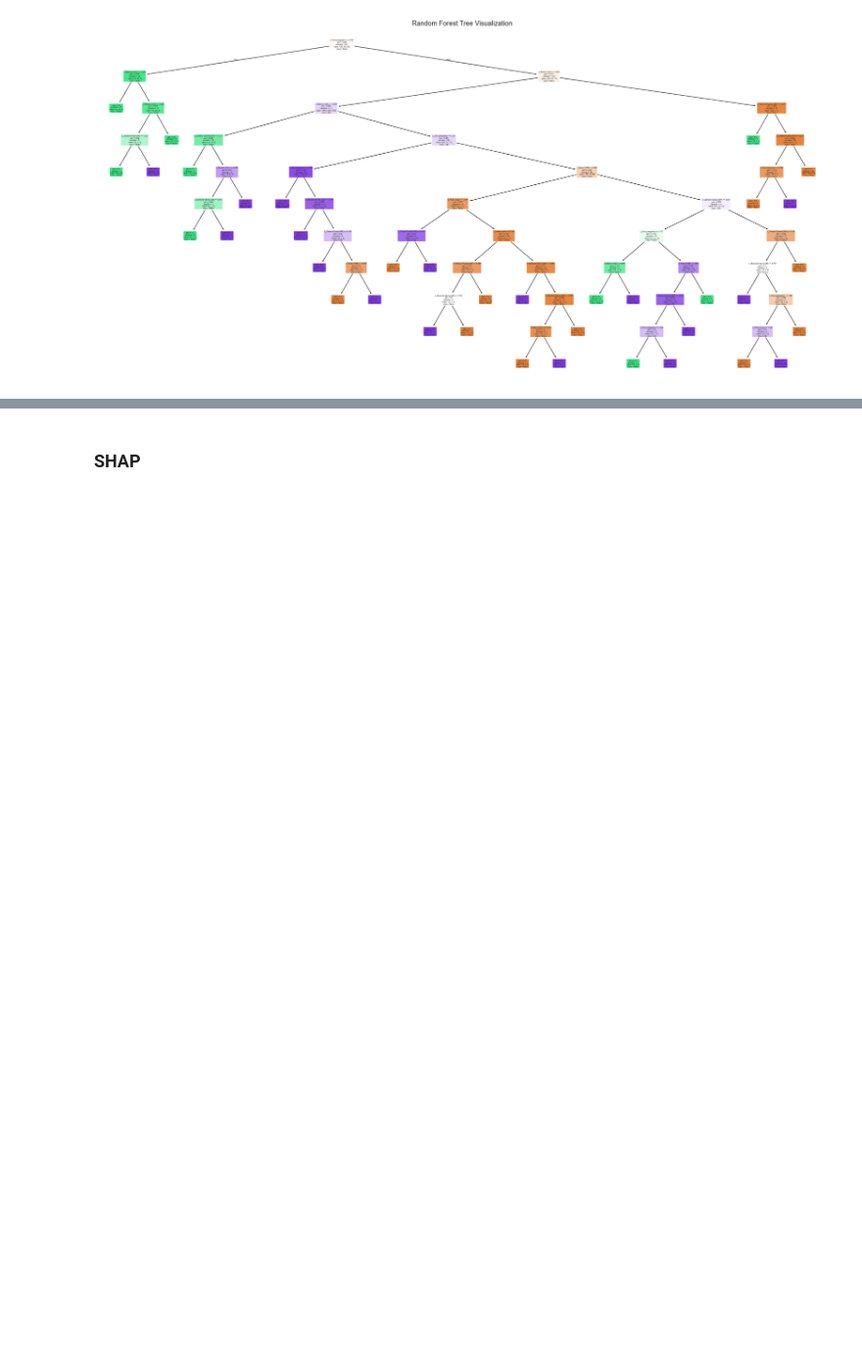
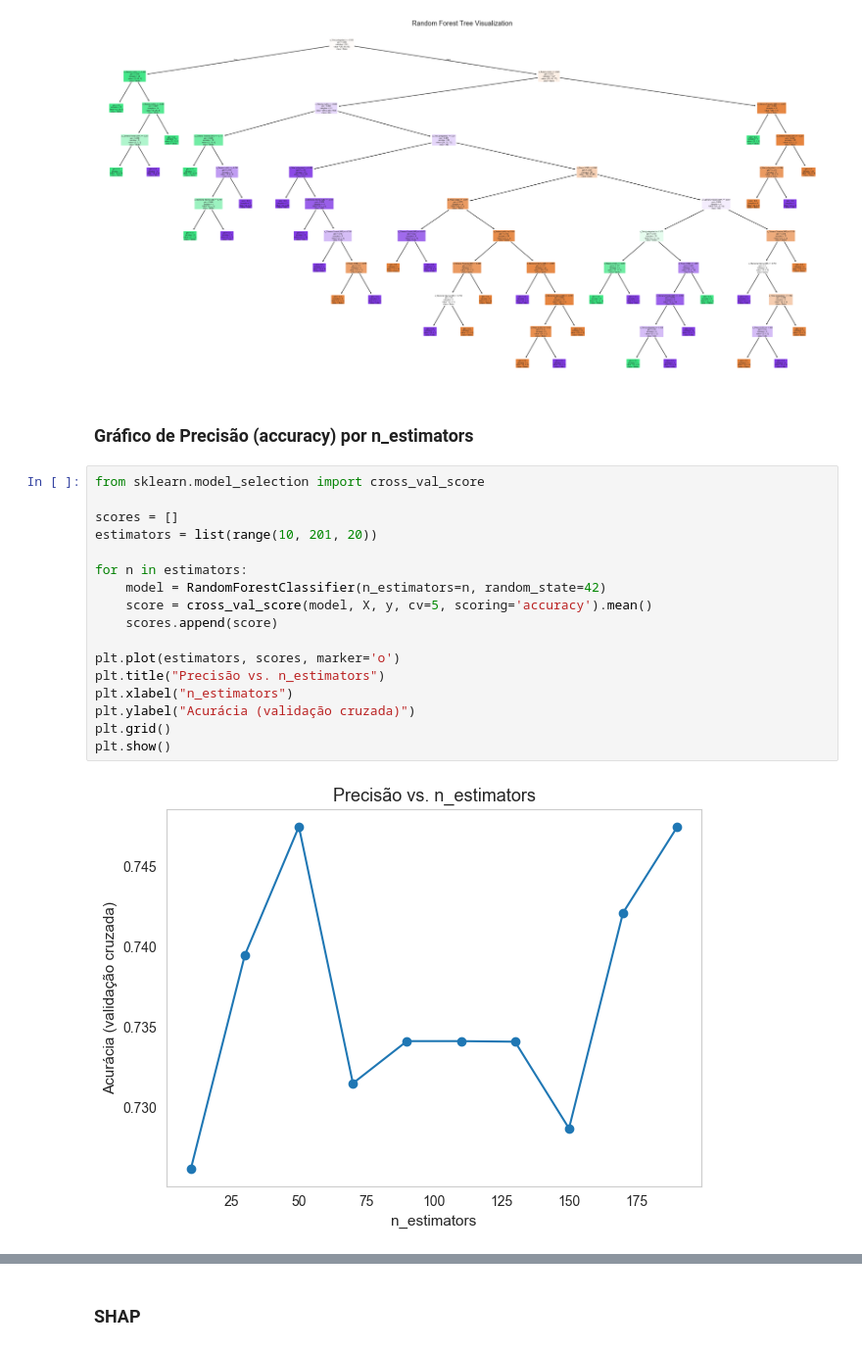
Before and after one commit to JoaoVarela1507/PISI3GP6, a Jupyter notebook: Notebooks/Classificacao.ipynb, the cells around one changed output, grey strips where cells are left out. Shown: that part at 98% size. Saved outputs shown, nothing was run; the diff lists cells and outputs as text; blank space fills up the shorter version.

```diff
--- a/Notebooks/Classificacao.ipynb
+++ b/Notebooks/Classificacao.ipynb
@@ -279,3 +203,24 @@ plt.title('Random Forest Tree Visualization')
 plt.show()
 # %% [output]
 [figure]
+# %% [markdown]
+### Gráfico de Precisão (accuracy) por n_estimators
+# %%
+from sklearn.model_selection import cross_val_score
+
+scores = []
+estimators = list(range(10, 201, 20))
+
+for n in estimators:
+    model = RandomForestClassifier(n_estimators=n, random_state=42)
+    score = cross_val_score(model, X, y, cv=5, scoring='accuracy').mean()
+    scores.append(score)
+
+plt.plot(estimators, scores, marker='o')
+plt.title("Precisão vs. n_estimators")
+plt.xlabel("n_estimators")
+plt.ylabel("Acurácia (validação cruzada)")
+plt.grid()
+plt.show()
+# %% [output]
+[figure, added]
```
Also changed, not shown: parts of 7 cells of this notebook, 1 other file.
